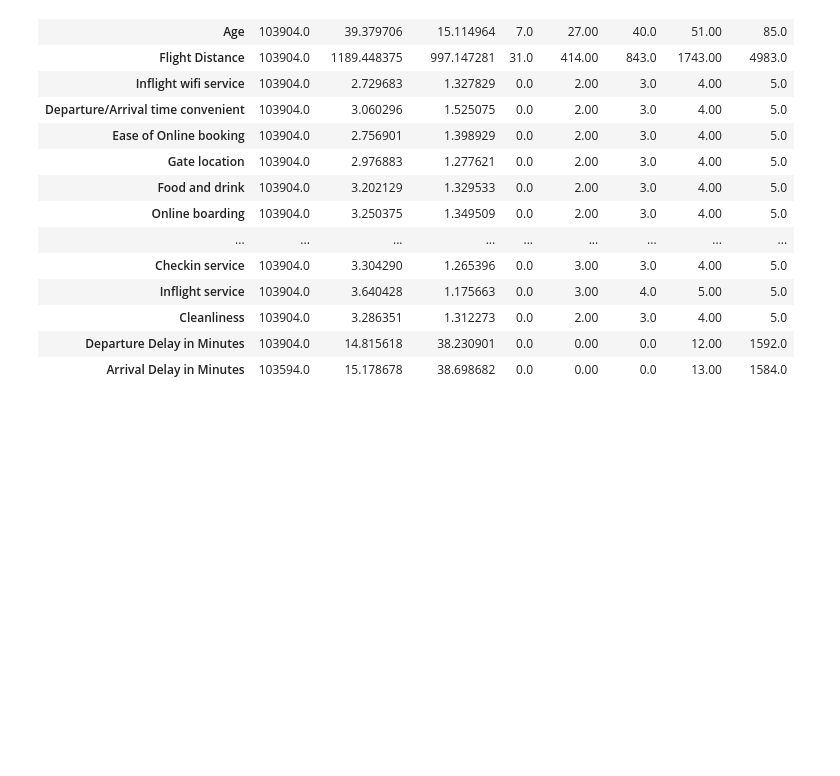
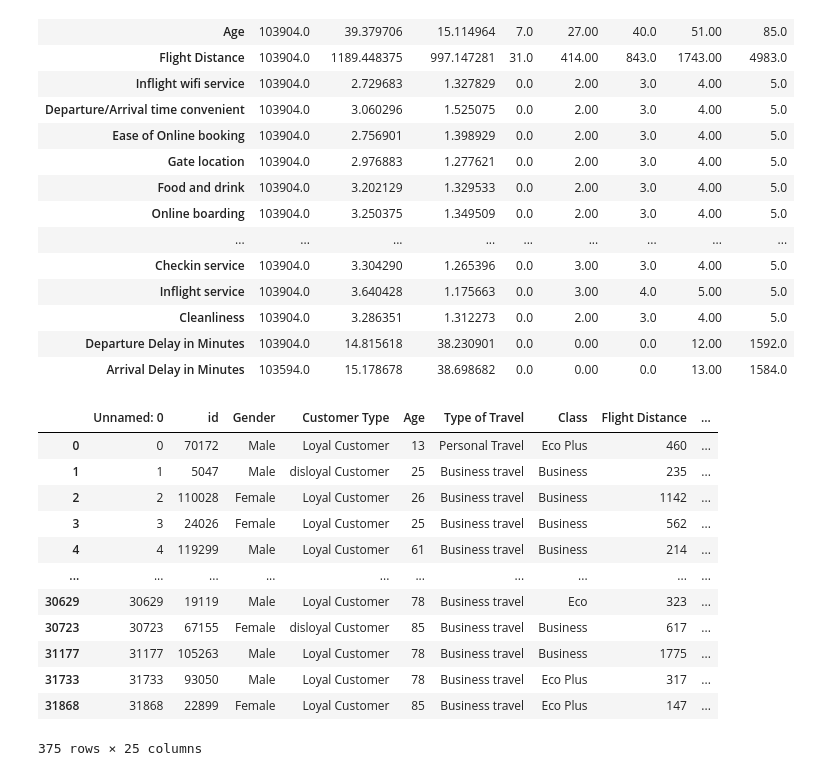
Before and after one commit to pemiran1/Capstone-Two-Airline-Satisfaction-Project, a Jupyter notebook: airline-project.ipynb, the cells around one changed output. Saved outputs shown, nothing was run; the diff lists cells and outputs as text; code cells hidden in the pictures; blank space fills up the shorter version.

Commit message:
Kaggle Notebook | Airline Project | Version 4

```diff
--- a/airline-project.ipynb
+++ b/airline-project.ipynb
@@ -216,0 +220,18 @@ airline_data.describe().T
+# %%
+#Group by Age
+age_summary = airline_data.groupby('Age')
+age_summary.head()
+# %% [output]
+|  | Unnamed: 0 | id | Gender | Customer Type | Age | Type of Travel | Class | Flight Distance | ... |
+| 0 | 0 | 70172 | Male | Loyal Customer | 13 | Personal Travel | Eco Plus | 460 | ... |
+| 1 | 1 | 5047 | Male | disloyal Customer | 25 | Business travel | Business | 235 | ... |
+| 2 | 2 | 110028 | Female | Loyal Customer | 26 | Business travel | Business | 1142 | ... |
+| 3 | 3 | 24026 | Female | Loyal Customer | 25 | Business travel | Business | 562 | ... |
+| 4 | 4 | 119299 | Male | Loyal Customer | 61 | Business travel | Business | 214 | ... |
+| ... | ... | ... | ... | ... | ... | ... | ... | ... | ... |
+| 30629 | 30629 | 19119 | Male | Loyal Customer | 78 | Business travel | Eco | 323 | ... |
+| 30723 | 30723 | 67155 | Female | disloyal Customer | 85 | Business travel | Business | 617 | ... |
+| 31177 | 31177 | 105263 | Male | Loyal Customer | 78 | Business travel | Business | 1775 | ... |
+| 31733 | 31733 | 93050 | Male | Loyal Customer | 78 | Business travel | Eco Plus | 317 | ... |
+| 31868 | 31868 | 22899 | Female | Loyal Customer | 85 | Business travel | Eco Plus | 147 | ... |
+375 rows × 25 columns
```
Also changed, not shown: parts of 1 cell of this notebook.
